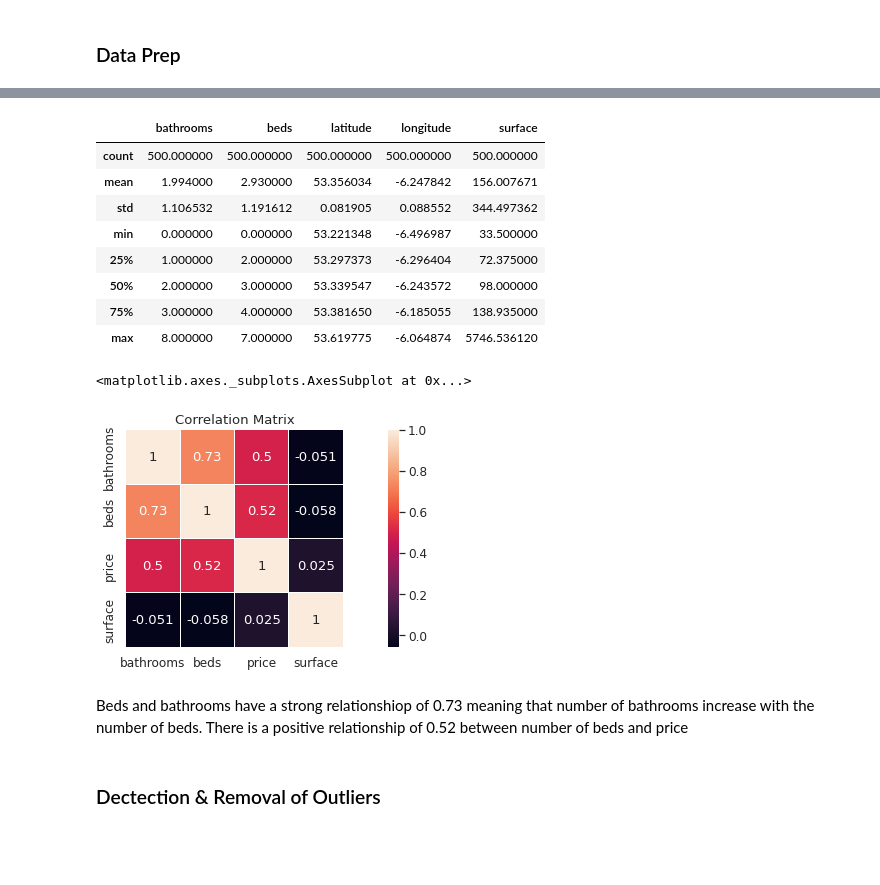
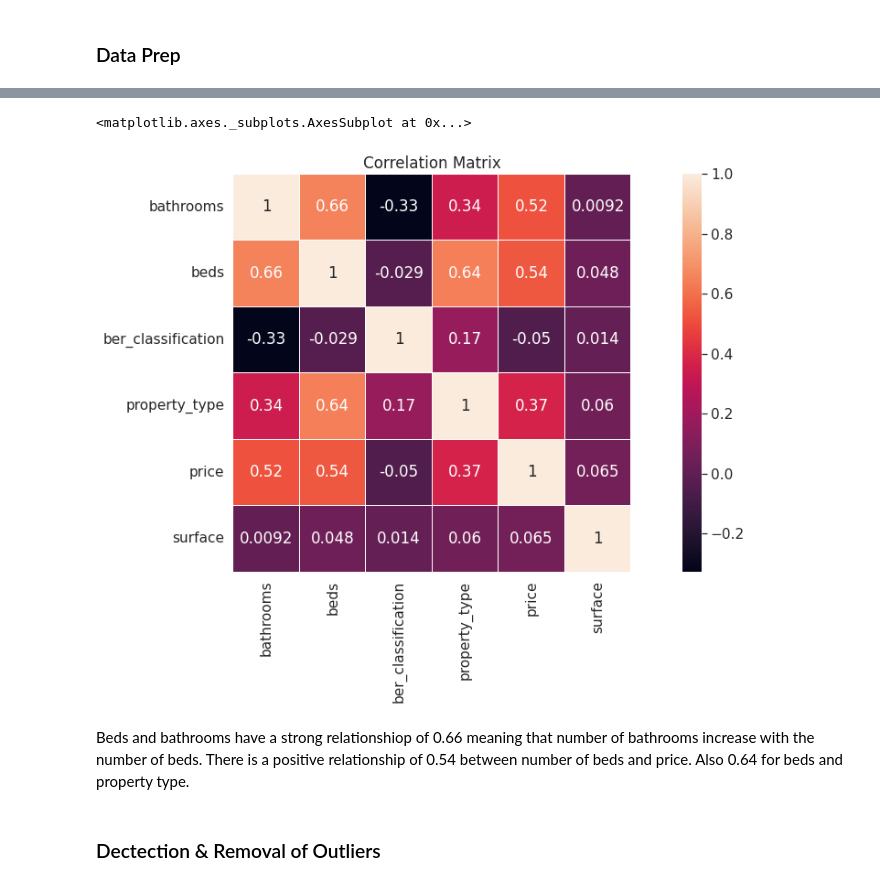
Before and after one commit to davidnol/ET5003_SEM1_2021-2, a Jupyter notebook: ET5003_Etivity_2_David_Nolan_20146744.ipynb, the cells around one changed output, grey strips where cells are left out. Saved outputs shown, nothing was run; the diff lists cells and outputs as text; code cells hidden in the pictures; blank space fills up the shorter version.

```diff
--- a/ET5003_Etivity_2_David_Nolan_20146744.ipynb
+++ b/ET5003_Etivity_2_David_Nolan_20146744.ipynb
@@ -398,3 +407,40 @@ df_test_new = df_test.drop(drop_features, axis=1)
+# %%
+# Replace all ber values with equivalant decimal values. Last value is 'nan' so ignore that
+df_train_new.dropna(subset=['ber_classification'], inplace=True)
+ber_features = df_train_new['ber_classification'].sort_values().unique()
+
+new_ber_values = np.arange(1, len(ber_features) + 1).tolist()
+
+df_train_new['ber_classification'].replace(to_replace=ber_features,
+                                      value=new_ber_values,
+                                      inplace=True)
+
+df_test_new.dropna(subset=['ber_classification'], inplace=True)
+df_test_new['ber_classification'].replace(to_replace=ber_features,
+                                      value=new_ber_values,
+                                      inplace=True)
+# %%
+# Replace property type
+replace_ptype_features = ['apartment', 'studio', 'duplex', 'townhouse', 'terraced', 'end-of-terrace',
+                          'semi-detached', 'detached', 'bungalow', 'site' ]
+
+replace_values = np.arange(1, len(replace_ptype_features) + 1).tolist()
+
+# Apply basic conversion to the property type
+df_train_new['property_type'].replace(to_replace=replace_ptype_features,
+                                      value=replace_values,
+                                      inplace=True)
+
+df_test_new['property_type'].replace(to_replace=replace_ptype_features,
+                                      value=replace_values,
+                                      inplace=True)
+# Remove columns with 0 - causes problems for the scalers used below
+df_train_new = df_train_new[(df_train_new.beds>0)]
+
+# Also drops all sites - this is intended
+df_train_new = df_train_new[(df_train_new.bathrooms>0)]
+
+df_train_new = df_train_new[(df_train_new.price>0)]
 # %%
 #Calculate statistics for the categorical attributes.
 print(df_train_new.select_dtypes(exclude=['object']).isna().sum())
@@ -436,29 +469,17 @@ df_train_new.describe(include='all')
-# %%
-df_test_new.describe(include='all')
-# %% [output]
-|  | bathrooms | beds | latitude | longitude | surface |
-| count | 500.000000 | 500.000000 | 500.000000 | 500.000000 | 500.000000 |
-| mean | 1.994000 | 2.930000 | 53.356034 | -6.247842 | 156.007671 |
-| std | 1.106532 | 1.191612 | 0.081905 | 0.088552 | 344.497362 |
-| min | 0.000000 | 0.000000 | 53.221348 | -6.496987 | 33.500000 |
-| 25% | 1.000000 | 2.000000 | 53.297373 | -6.296404 | 72.375000 |
-| 50% | 2.000000 | 3.000000 | 53.339547 | -6.243572 | 98.000000 |
-| 75% | 3.000000 | 4.000000 | 53.381650 | -6.185055 | 138.935000 |
-| max | 8.000000 | 7.000000 | 53.619775 | -6.064874 | 5746.536120 |
 # %%
 # Check relationships between numerical variables
 import seaborn as sns
-df_train[['bathrooms','beds','price','surface']].dropna()
+df_train_new[['bathrooms','beds','ber_classification','property_type','price','surface']].dropna()
 
-sns.set(font_scale=1.10)
-plt.figure(figsize=(16, 4))
+sns.set(font_scale=1.4)
+plt.figure(figsize=(20, 8))
 plt.title('Correlation Matrix')
-sns.heatmap(df_train[['bathrooms','beds','price','surface']].corr(),linewidths=0.01,
+sns.heatmap(df_train_new[['bathrooms','beds','ber_classification','property_type','price','surface']].corr(),linewidths=0.01,
             square=True,annot=True)
 # %% [output]
 <matplotlib.axes._subplots.AxesSubplot at 0x...>
-[figure, old version]
+[figure, new version]
 # %% [markdown]
-Beds and bathrooms have a strong relationshiop of 0.73 meaning that number of bathrooms increase with the number of beds. There is a positive relationship of 0.52 between number of beds and price
+Beds and bathrooms have a strong relationshiop of 0.66 meaning that number of bathrooms increase with the number of beds. There is a positive relationship of 0.54 between number of beds and price. Also 0.64 for beds and property type.
 # %% [markdown]
 ### Dectection & Removal of Outliers
```
Also changed, not shown: parts of 31 cells of this notebook.
